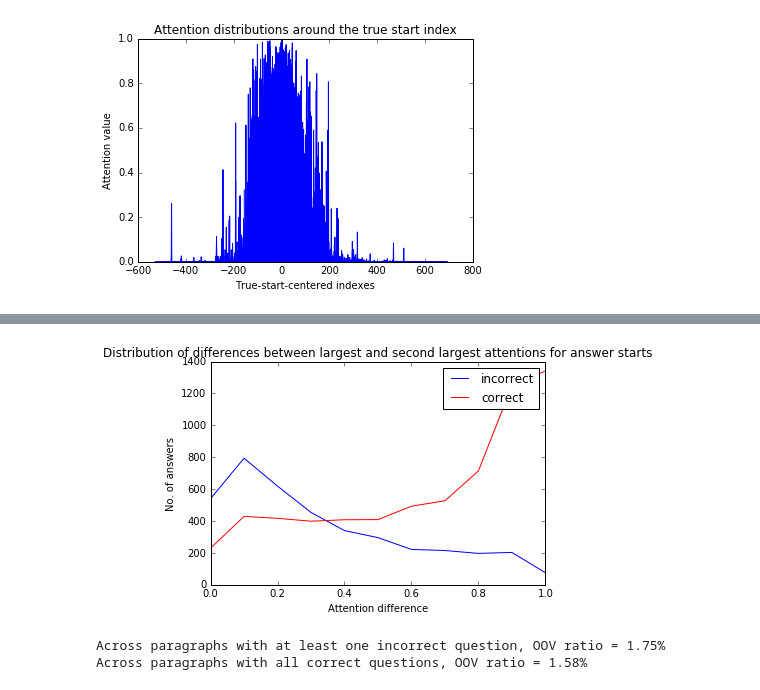
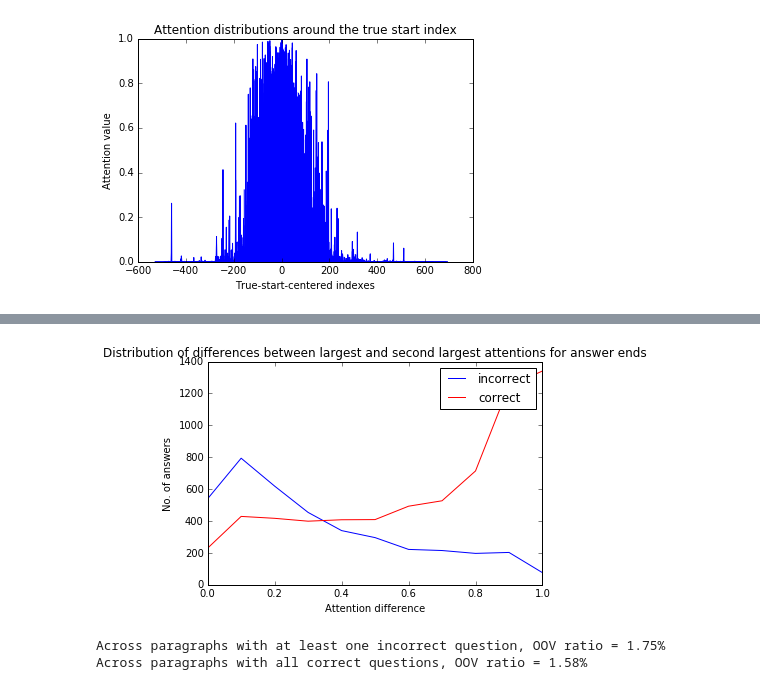
Before and after one commit to anantsubramanian/q-net, a Jupyter notebook: match_lstm_ptr/error_analysis.ipynb, the cells around one changed output, grey strips where cells are left out. Cells and saved outputs as stored; diff of their text form; code cells hidden in the pictures.

```diff
--- a/match_lstm_ptr/error_analysis.ipynb
+++ b/match_lstm_ptr/error_analysis.ipynb
@@ -67,3 +67,25 @@ plt.xlabel("True-start-centered indexes")
 plt.show()
 # %% [output]
 [figure]
+# %%
+diff_values_correct, diff_values_incorrect = [], []
+for qid in start_attentions:
+    attn_distribution, _ = start_attentions[qid]
+    if qid in wrong_qids:
+        diff_values_incorrect.append(round(max(attn_distribution) - sorted(attn_distribution, reverse=True)[1], 1))
+    else:
+        diff_values_correct.append(round(max(attn_distribution) - sorted(attn_distribution, reverse=True)[1], 1))
+counts_incorrect = Counter(diff_values_incorrect)
+counts_correct = Counter(diff_values_correct)
+handles = []
+xs = sorted(counts_incorrect.keys())
+ys = [ counts_incorrect[x] for x in xs ]
+handles.append(plt.plot(xs, ys, 'b-', label="incorrect")[0])
+xs = sorted(counts_correct.keys())
+ys = [ counts_correct[x] for x in xs ]
+handles.append(plt.plot(xs, ys, 'r-', label="correct")[0])
+plt.legend(handles=handles)
+plt.title("Distribution of differences between largest and second largest attentions for answer starts")
+plt.ylabel("No. of answers")
+plt.xlabel("Attention difference")
+plt.show()
@@ -70,27 +94,27 @@ plt.show()
 # %%
 diff_values_correct, diff_values_incorrect = [], []
 for qid in end_attentions:
     attn_distribution, _ = end_attentions[qid]
     if qid in wrong_qids:
         diff_values_incorrect.append(round(max(attn_distribution) - sorted(attn_distribution, reverse=True)[1], 1))
     else:
         diff_values_correct.append(round(max(attn_distribution) - sorted(attn_distribution, reverse=True)[1], 1))
 counts_incorrect = Counter(diff_values_incorrect)
 counts_correct = Counter(diff_values_correct)
 handles = []
 xs = sorted(counts_incorrect.keys())
 ys = [ counts_incorrect[x] for x in xs ]
 handles.append(plt.plot(xs, ys, 'b-', label="incorrect")[0])
 xs = sorted(counts_correct.keys())
 ys = [ counts_correct[x] for x in xs ]
 handles.append(plt.plot(xs, ys, 'r-', label="correct")[0])
 plt.legend(handles=handles)
-plt.title("Distribution of differences between largest and second largest attentions for answer starts")
+plt.title("Distribution of differences between largest and second largest attentions for answer ends")
 plt.ylabel("No. of answers")
 plt.xlabel("Attention difference")
 plt.show()
 # %% [output]
-[figure, old version]
+[figure, new version]
 # %%
 # Measure OOV ration difference in paragraphs for correct and incorrect questions.
 done_paraidxs = set()
```
Also changed, not shown: parts of 2 cells of this notebook, 1 other file.
